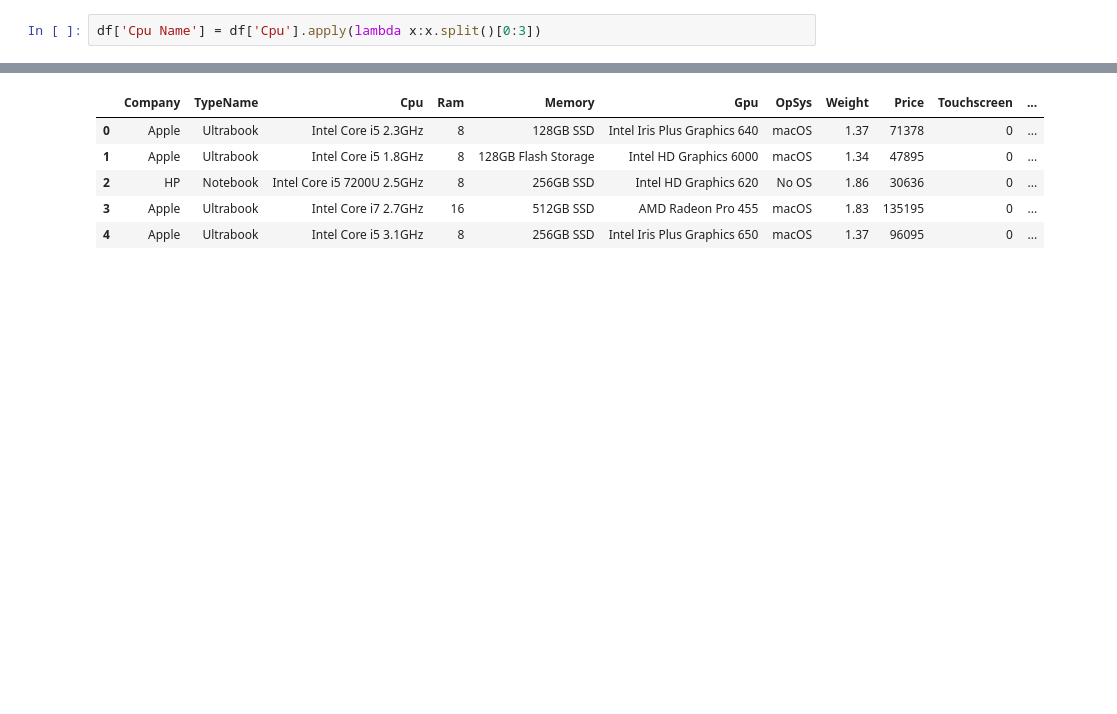
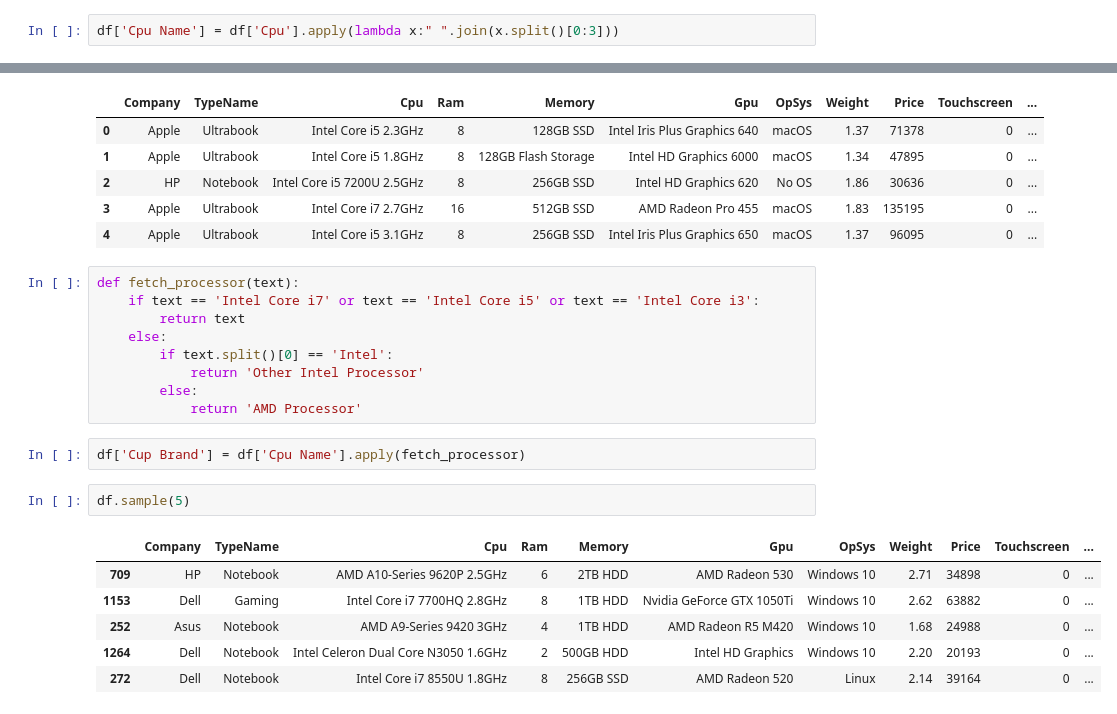
Before and after one commit to ApurbaKumarMajumder/Machine_Learning_Projects, a Jupyter notebook: Laptop_price_Predictor/notebook.ipynb, the cells around one changed output, grey strips where cells are left out. Saved outputs shown, nothing was run; the diff lists cells and outputs as text; blank space fills up the shorter version.

```diff
--- a/Laptop_price_Predictor/notebook.ipynb
+++ b/Laptop_price_Predictor/notebook.ipynb
@@ -387,7 +387,7 @@ AMD A6-Series 7310 2GHz            1
 Intel Xeon E3-1535M v6 3.1GHz      1
 Name: Cpu, Length: 118, dtype: int64
 # %%
-df['Cpu Name'] = df['Cpu'].apply(lambda x:x.split()[0:3])
+df['Cpu Name'] = df['Cpu'].apply(lambda x:" ".join(x.split()[0:3]))
 # %%
 df.head()
 # %% [output]
@@ -397,3 +397,23 @@ df.head()
 | 2 | HP | Notebook | Intel Core i5 7200U 2.5GHz | 8 | 256GB SSD | Intel HD Graphics 620 | No OS | 1.86 | 30636 | 0 | ... |
 | 3 | Apple | Ultrabook | Intel Core i7 2.7GHz | 16 | 512GB SSD | AMD Radeon Pro 455 | macOS | 1.83 | 135195 | 0 | ... |
 | 4 | Apple | Ultrabook | Intel Core i5 3.1GHz | 8 | 256GB SSD | Intel Iris Plus Graphics 650 | macOS | 1.37 | 96095 | 0 | ... |
+# %%
+def fetch_processor(text):
+    if text == 'Intel Core i7' or text == 'Intel Core i5' or text == 'Intel Core i3':
+        return text
+    else:
+        if text.split()[0] == 'Intel':
+            return 'Other Intel Processor'
+        else:
+            return 'AMD Processor'
+# %%
+df['Cup Brand'] = df['Cpu Name'].apply(fetch_processor)
+# %%
+df.sample(5)
+# %% [output]
+|  | Company | TypeName | Cpu | Ram | Memory | Gpu | OpSys | Weight | Price | Touchscreen | ... |
+| 709 | HP | Notebook | AMD A10-Series 9620P 2.5GHz | 6 | 2TB HDD | AMD Radeon 530 | Windows 10 | 2.71 | 34898 | 0 | ... |
+| 1153 | Dell | Gaming | Intel Core i7 7700HQ 2.8GHz | 8 | 1TB HDD | Nvidia GeForce GTX 1050Ti | Windows 10 | 2.62 | 63882 | 0 | ... |
+| 252 | Asus | Notebook | AMD A9-Series 9420 3GHz | 4 | 1TB HDD | AMD Radeon R5 M420 | Windows 10 | 1.68 | 24988 | 0 | ... |
+| 1264 | Dell | Notebook | Intel Celeron Dual Core N3050 1.6GHz | 2 | 500GB HDD | Intel HD Graphics | Windows 10 | 2.20 | 20193 | 0 | ... |
+| 272 | Dell | Notebook | Intel Core i7 8550U 1.8GHz | 8 | 256GB SSD | AMD Radeon 520 | Linux | 2.14 | 39164 | 0 | ... |
```
Also changed, not shown: parts of 4 cells of this notebook.
